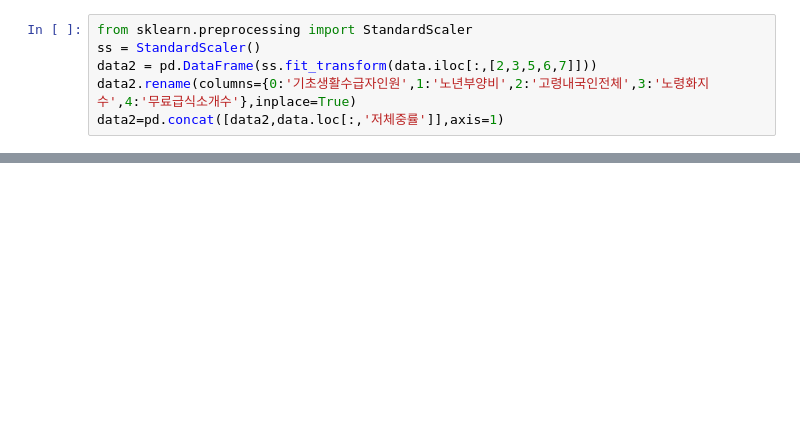
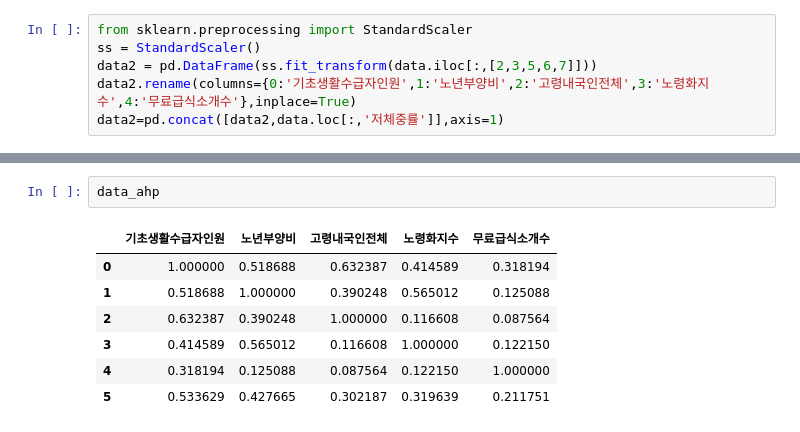
Before and after one commit to 520817/jjp, a Jupyter notebook: 회귀분석/(서린) 회귀분석.ipynb, the cells around one changed output, grey strips where cells are left out. Drawn from its saved outputs; the diff is of its cells as text; blank space fills up the shorter version.

```diff
--- a/회귀분석/(서린) 회귀분석.ipynb
+++ b/회귀분석/(서린) 회귀분석.ipynb
@@ -244,0 +389,10 @@ data2['무료급식소개수'] = data2['무료급식소개수'].astype('float')
+# %%
+data_ahp
+# %% [output]
+|  | 기초생활수급자인원 | 노년부양비 | 고령내국인전체 | 노령화지수 | 무료급식소개수 |
+| 0 | 1.000000 | 0.518688 | 0.632387 | 0.414589 | 0.318194 |
+| 1 | 0.518688 | 1.000000 | 0.390248 | 0.565012 | 0.125088 |
+| 2 | 0.632387 | 0.390248 | 1.000000 | 0.116608 | 0.087564 |
+| 3 | 0.414589 | 0.565012 | 0.116608 | 1.000000 | 0.122150 |
+| 4 | 0.318194 | 0.125088 | 0.087564 | 0.122150 | 1.000000 |
+| 5 | 0.533629 | 0.427665 | 0.302187 | 0.319639 | 0.211751 |
```
Also changed, not shown: parts of 24 cells of this notebook.
